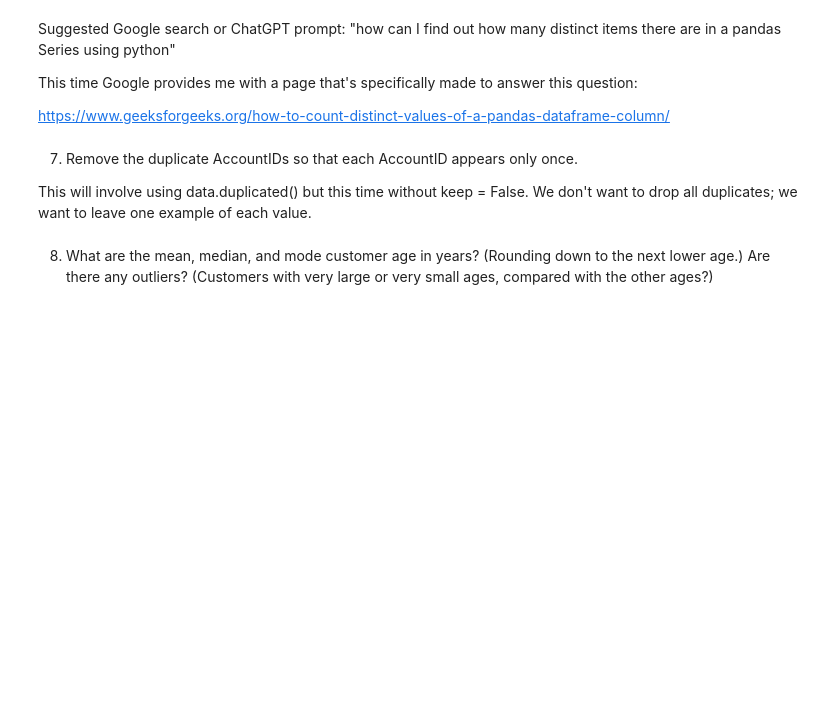
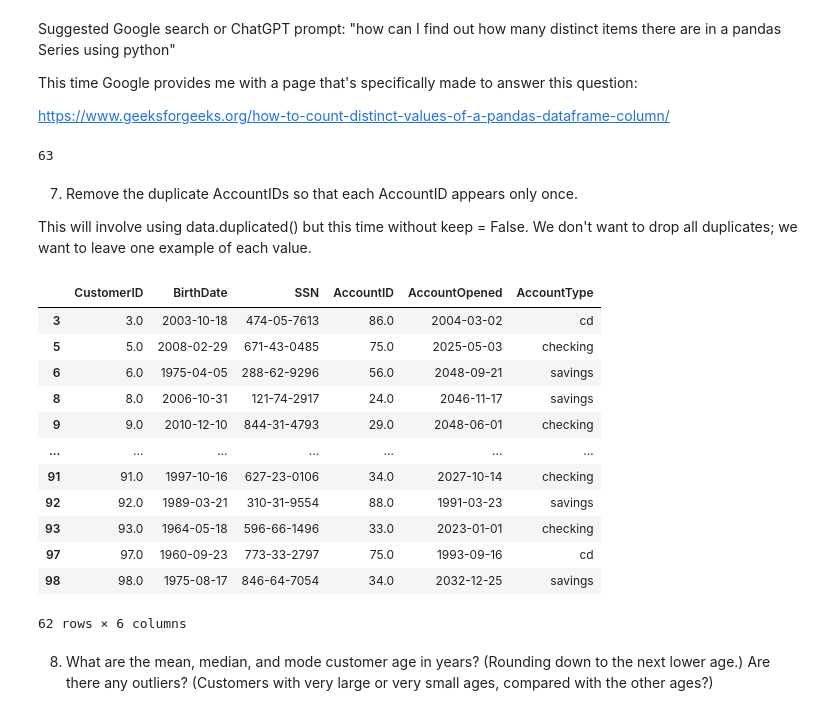
Before and after one commit to jtvon/2025-spring-B2, a Jupyter notebook: Week1.ipynb, the cells around one changed output. Cells and saved outputs as stored; diff of their text form; code cells hidden in the pictures; blank space fills up the shorter version.

```diff
--- a/Week1.ipynb
+++ b/Week1.ipynb
@@ -346,10 +336,32 @@ Suggested Google search or ChatGPT prompt: "how can I find out how many distinct
 This time Google provides me with a page that's specifically made to answer this question:
 
 https://www.geeksforgeeks.org/how-to-count-distinct-values-of-a-pandas-dataframe-column/
+# %%
+distinct_accounts = len(pd.unique(df_rm_na['AccountID']))
+distinct_accounts
+# %% [output]
+63
 # %% [markdown]
 7. Remove the duplicate AccountIDs so that each AccountID appears only once.
 
 This will involve using data.duplicated() but this time without keep = False.  We don't want to drop all duplicates; we want to leave one example of each value.
+# %%
+df_rm_dupe = df_rm_na[df_rm_na['AccountID'].duplicated(keep=False)]
+df_rm_dupe
+# %% [output]
+|  | CustomerID | BirthDate | SSN | AccountID | AccountOpened | AccountType |
+| 3 | 3.0 | 2003-10-18 | 474-05-7613 | 86.0 | 2004-03-02 | cd |
+| 5 | 5.0 | 2008-02-29 | 671-43-0485 | 75.0 | 2025-05-03 | checking |
+| 6 | 6.0 | 1975-04-05 | 288-62-9296 | 56.0 | 2048-09-21 | savings |
+| 8 | 8.0 | 2006-10-31 | 121-74-2917 | 24.0 | 2046-11-17 | savings |
+| 9 | 9.0 | 2010-12-10 | 844-31-4793 | 29.0 | 2048-06-01 | checking |
+| ... | ... | ... | ... | ... | ... | ... |
+| 91 | 91.0 | 1997-10-16 | 627-23-0106 | 34.0 | 2027-10-14 | checking |
+| 92 | 92.0 | 1989-03-21 | 310-31-9554 | 88.0 | 1991-03-23 | savings |
+| 93 | 93.0 | 1964-05-18 | 596-66-1496 | 33.0 | 2023-01-01 | checking |
+| 97 | 97.0 | 1960-09-23 | 773-33-2797 | 75.0 | 1993-09-16 | cd |
+| 98 | 98.0 | 1975-08-17 | 846-64-7054 | 34.0 | 2032-12-25 | savings |
+62 rows × 6 columns
 # %% [markdown]
 8. What are the mean, median, and mode customer age in years?  (Rounding down to the next lower age.)
 Are there any outliers?  (Customers with very large or very small ages, compared with the other ages?)
```
Also changed, not shown: parts of 2 cells of this notebook.
